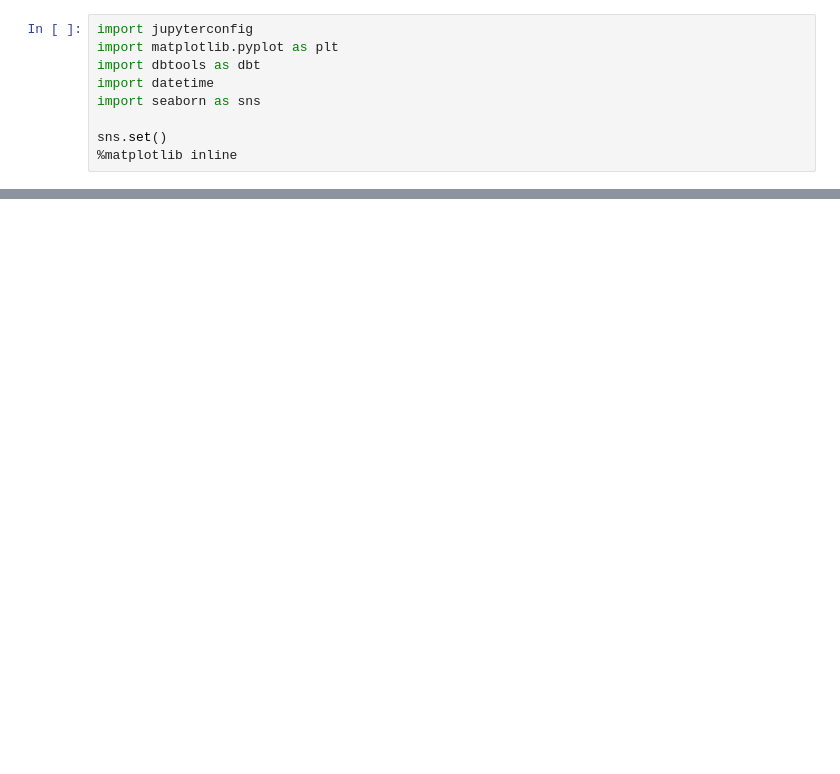
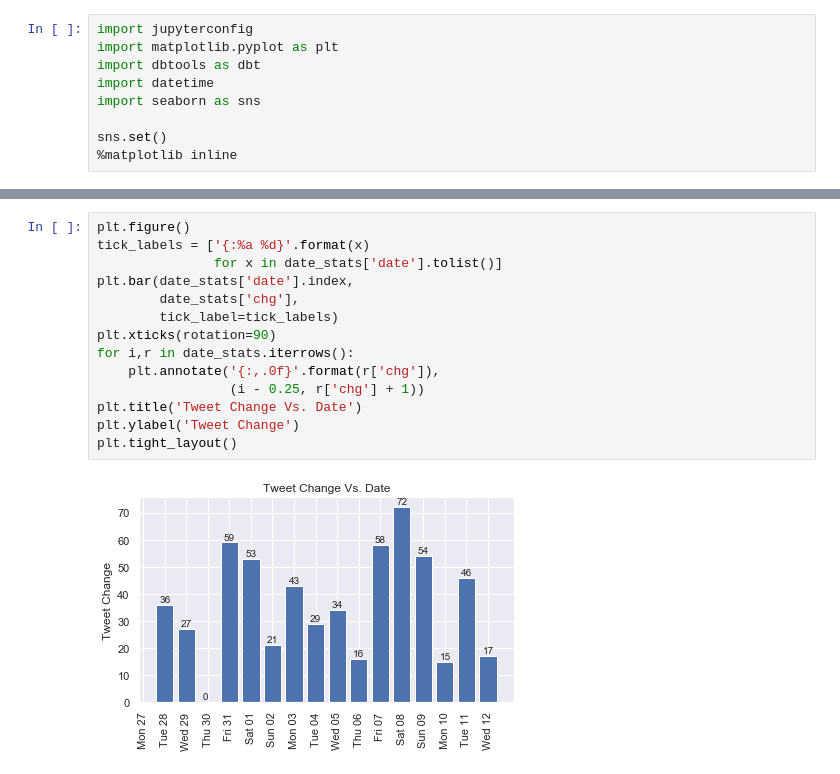
Before and after one commit to mdinunzio/PredictIt, a Jupyter notebook: research/RDT Tweets.ipynb, the cells around one changed output, grey strips where cells are left out. Cells and saved outputs as stored; diff of their text form; blank space fills up the shorter version.

```diff
--- a/research/RDT Tweets.ipynb
+++ b/research/RDT Tweets.ipynb
@@ -24,0 +79,16 @@ Text(0.5, 1.0, 'Total Tweets vs. Date')
+# %%
+plt.figure()
+tick_labels = ['{:%a %d}'.format(x)
+               for x in date_stats['date'].tolist()]
+plt.bar(date_stats['date'].index,
+        date_stats['chg'],
+        tick_label=tick_labels)
+plt.xticks(rotation=90)
+for i,r in date_stats.iterrows():
+    plt.annotate('{:,.0f}'.format(r['chg']),
+                 (i - 0.25, r['chg'] + 1))
+plt.title('Tweet Change Vs. Date')
+plt.ylabel('Tweet Change')
+plt.tight_layout()
+# %% [output]
+[figure, added]
```
Also changed, not shown: parts of 6 cells of this notebook, 1 other file.
